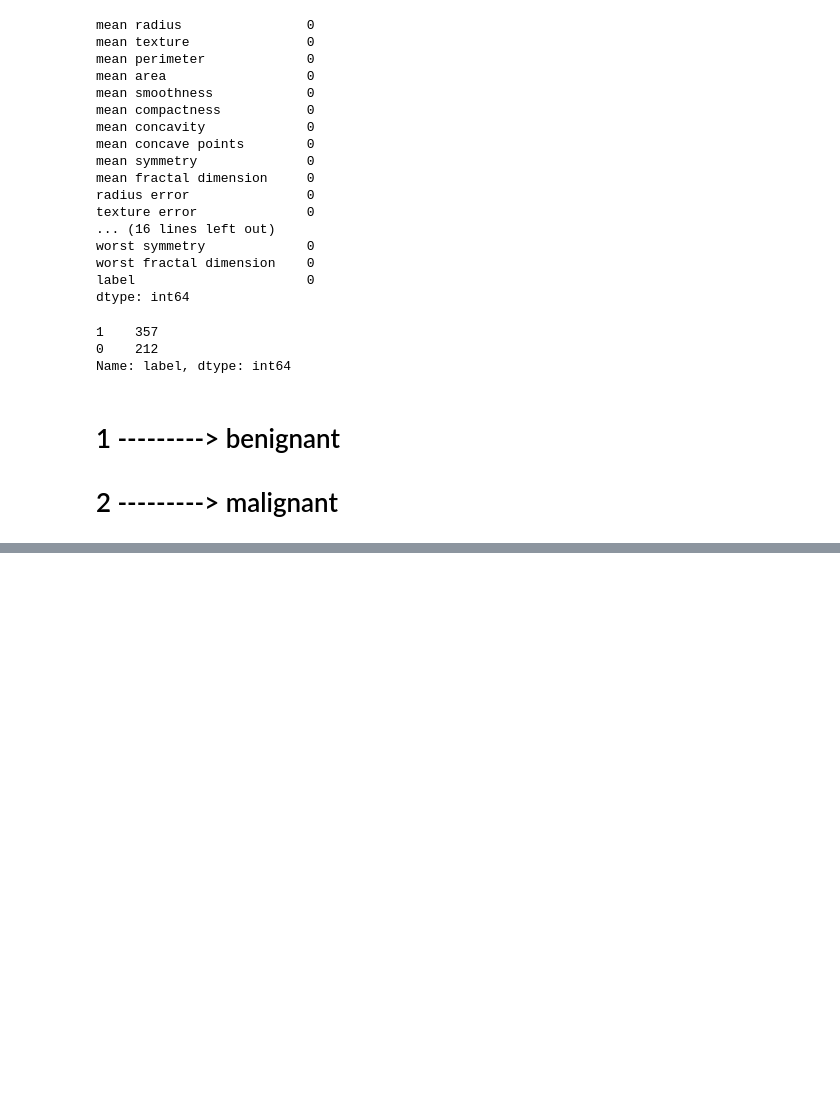
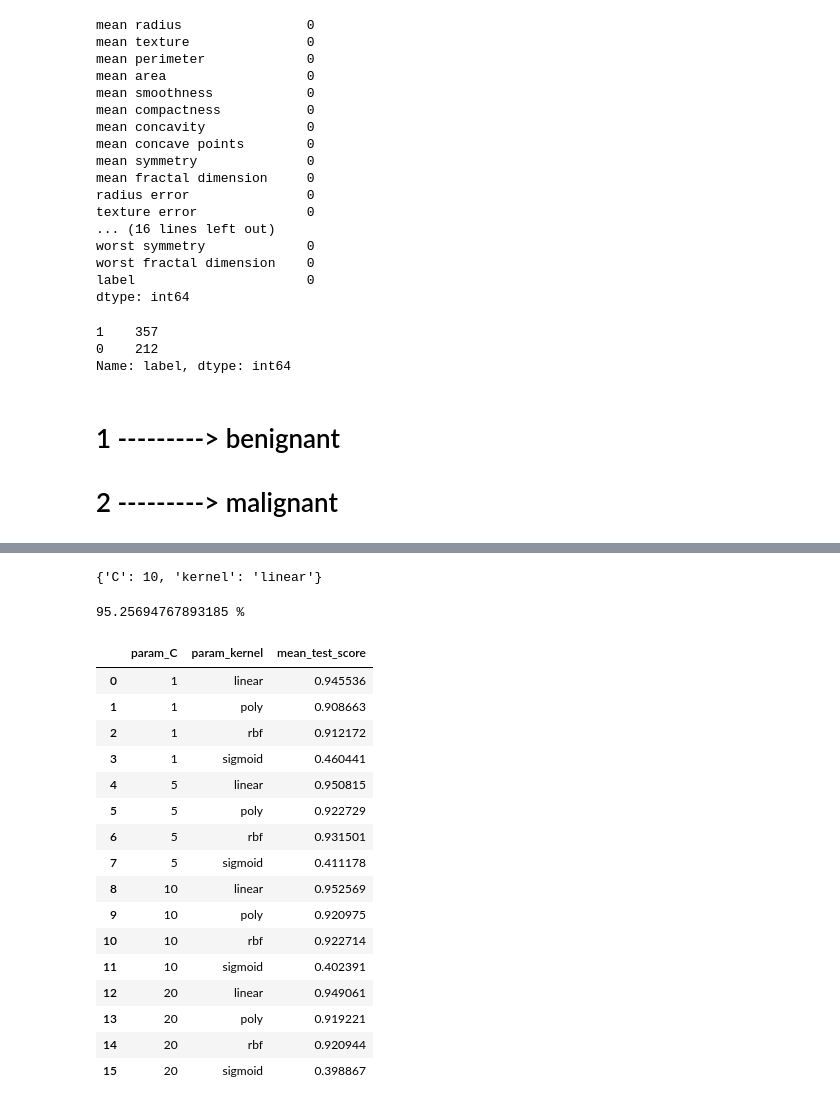
Before and after one commit to drigger091/Intro_to_Machine_learning, a Jupyter notebook: Hyperparameter Tuning/prototypeimplement.ipynb, the cells around one changed output, grey strips where cells are left out. Drawn from its saved outputs; the diff is of its cells as text; code cells hidden in the pictures; blank space fills up the shorter version.

```diff
--- a/Hyperparameter Tuning/prototypeimplement.ipynb
+++ b/Hyperparameter Tuning/prototypeimplement.ipynb
@@ -113,3 +113,9 @@ Name: label, dtype: int64
 # %% [markdown]
  # 1 ---------> benignant
  # 2 --------->  malignant
+# %%
+# feature extraction
+X = df.drop(columns='label',axis=1)
+Y = df['label']
+X =np.asarray(X)
+Y = np.asarray(Y)
@@ -115,0 +124,13 @@ Name: label, dtype: int64
+# %%
+#loading service vector classifier model
+model = SVC()
+
+#hyperparameters
+parameters = {'kernel':['linear','poly','rbf','sigmoid'],
+              'C':[1,5,10,20]}
+
+# enabling gridsearch
+classifier = GridSearchCV(model,parameters,cv=5)
+
+# fitting the data to our model(Gridsearch)
+classifier.fit(X,Y)
@@ -115,0 +141,5 @@ Name: label, dtype: int64
+# %%
+classifier.cv_results_
+#loading the resylts into a dataframe
+result = pd.DataFrame(classifier.cv_results_)
+result.head
@@ -115,0 +164,36 @@ Name: label, dtype: int64
+# %%
+# now if we sort out the best params
+best_params = classifier.best_params_
+print(best_params)
+# %% [output]
+{'C': 10, 'kernel': 'linear'}
+# %%
+#highest accuracy
+highest_accuracy = classifier.best_score_
+accuracy = round(highest_accuracy,2)
+print(highest_accuracy*100,"%")
+# %% [output]
+95.25694767893185 %
+# %%
+# better illustration of the model
+
+grid_search_output = result[['param_C','param_kernel','mean_test_score']]
+grid_search_output
+# %% [output]
+|  | param_C | param_kernel | mean_test_score |
+| 0 | 1 | linear | 0.945536 |
+| 1 | 1 | poly | 0.908663 |
+| 2 | 1 | rbf | 0.912172 |
+| 3 | 1 | sigmoid | 0.460441 |
+| 4 | 5 | linear | 0.950815 |
+| 5 | 5 | poly | 0.922729 |
+| 6 | 5 | rbf | 0.931501 |
+| 7 | 5 | sigmoid | 0.411178 |
+| 8 | 10 | linear | 0.952569 |
+| 9 | 10 | poly | 0.920975 |
+| 10 | 10 | rbf | 0.922714 |
+| 11 | 10 | sigmoid | 0.402391 |
+| 12 | 20 | linear | 0.949061 |
+| 13 | 20 | poly | 0.919221 |
+| 14 | 20 | rbf | 0.920944 |
+| 15 | 20 | sigmoid | 0.398867 |
```
Also changed, not shown: parts of 9 cells of this notebook.
